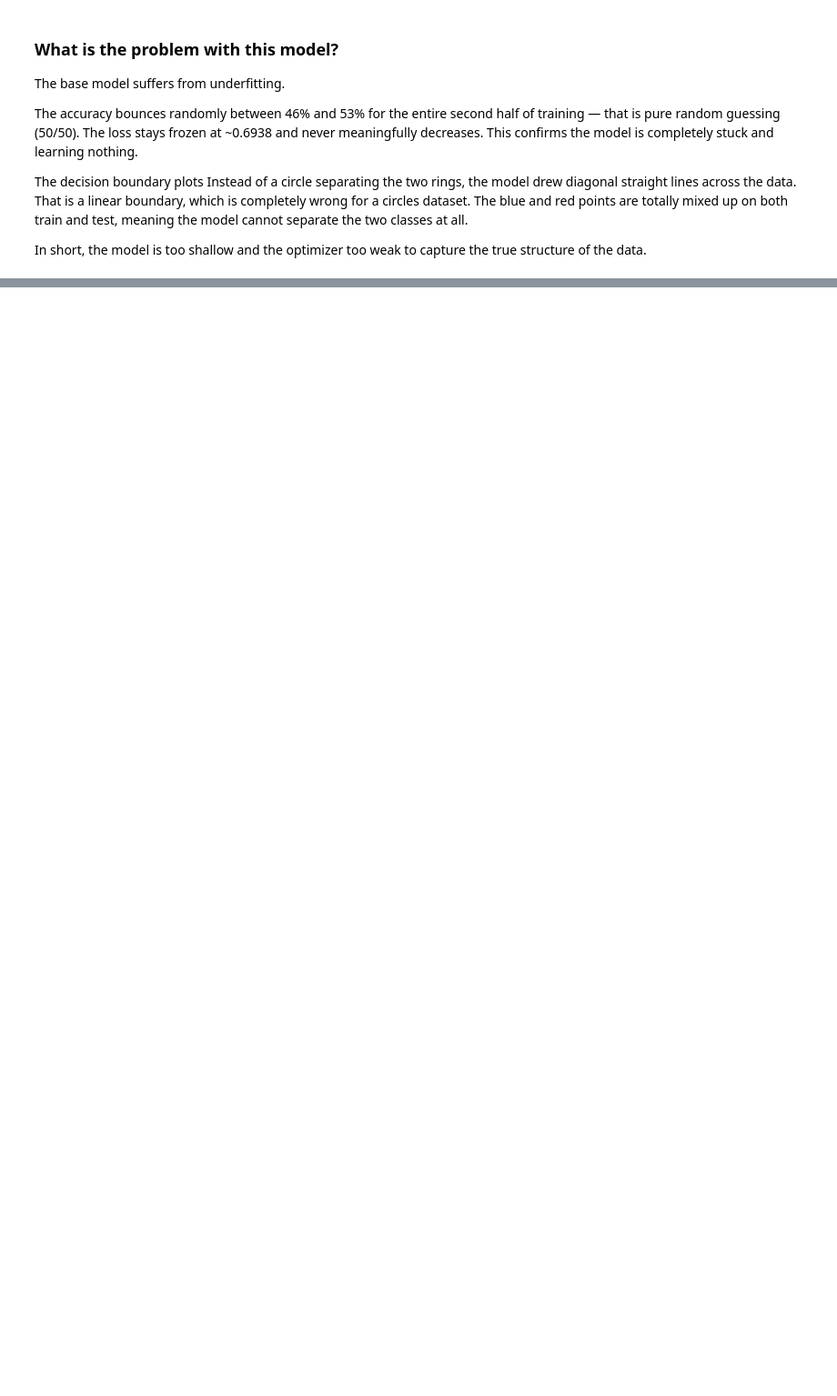
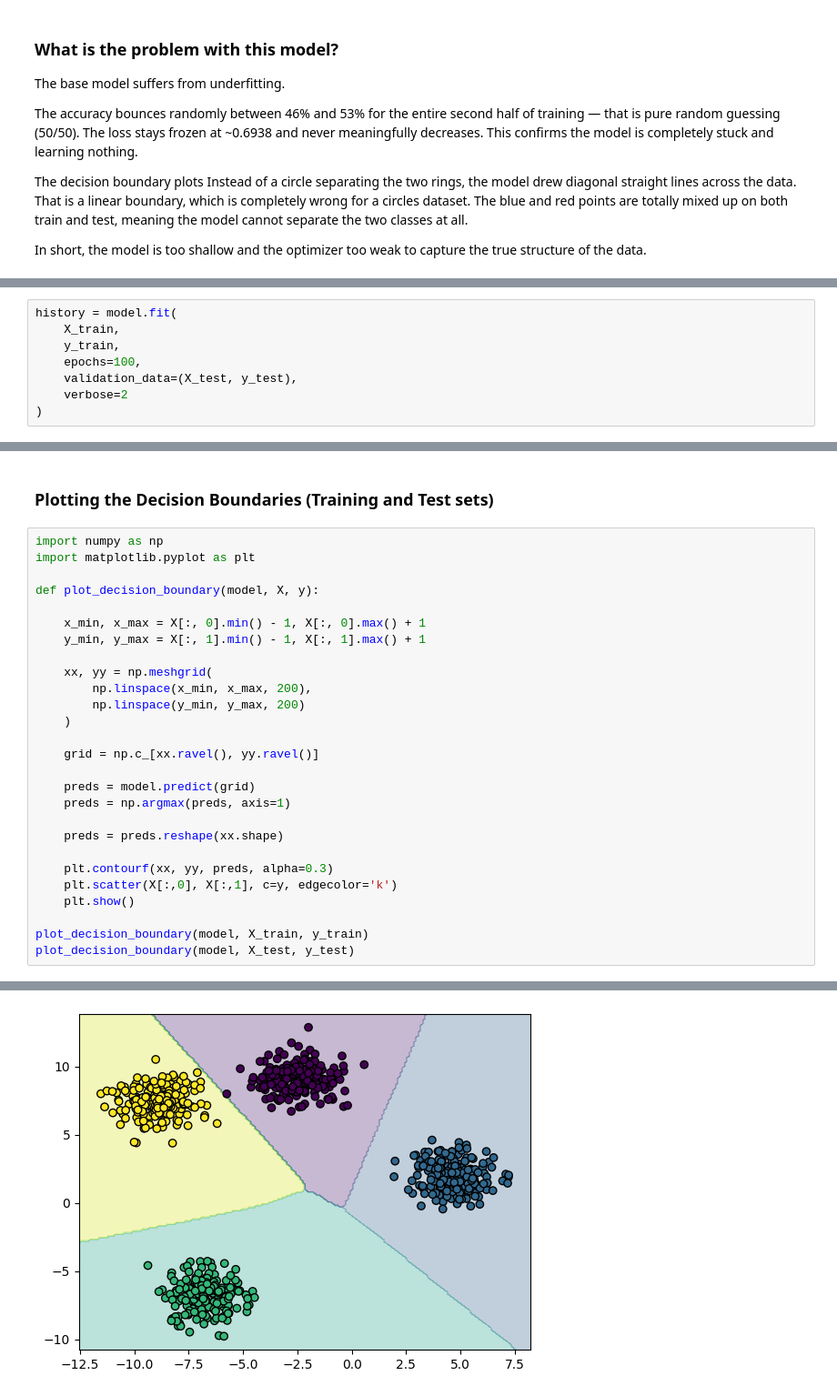
Before and after one commit to yasmineelhakem/deep_learning_labs, a Jupyter notebook: dnn.ipynb, the cells around one changed output, grey strips where cells are left out. Shown at 91% size. Drawn from its saved outputs; the diff is of its cells as text; blank space fills up the shorter version.

```diff
--- a/dnn.ipynb
+++ b/dnn.ipynb
@@ -191,0 +364,8 @@ Instead of a circle separating the two rings, the model drew diagonal straight l
+# %%
+history = model.fit(
+    X_train,
+    y_train,
+    epochs=100,
+    validation_data=(X_test, y_test),
+    verbose=2
+)
@@ -191,0 +435,30 @@ Instead of a circle separating the two rings, the model drew diagonal straight l
+# %% [markdown]
+### Plotting the Decision Boundaries (Training and Test sets)
+# %%
+import numpy as np
+import matplotlib.pyplot as plt
+
+def plot_decision_boundary(model, X, y):
+
+    x_min, x_max = X[:, 0].min() - 1, X[:, 0].max() + 1
+    y_min, y_max = X[:, 1].min() - 1, X[:, 1].max() + 1
+
+    xx, yy = np.meshgrid(
+        np.linspace(x_min, x_max, 200),
+        np.linspace(y_min, y_max, 200)
+    )
+
+    grid = np.c_[xx.ravel(), yy.ravel()]
+
+    preds = model.predict(grid)
+    preds = np.argmax(preds, axis=1)
+
+    preds = preds.reshape(xx.shape)
+
+    plt.contourf(xx, yy, preds, alpha=0.3)
+    plt.scatter(X[:,0], X[:,1], c=y, edgecolor='k')
+    plt.show()
+
+plot_decision_boundary(model, X_train, y_train)
+plot_decision_boundary(model, X_test, y_test)
+# %% [output]
@@ -191,0 +466 @@ Instead of a circle separating the two rings, the model drew diagonal straight l
+[figure, added]
```
Also changed, not shown: parts of 30 cells of this notebook.
